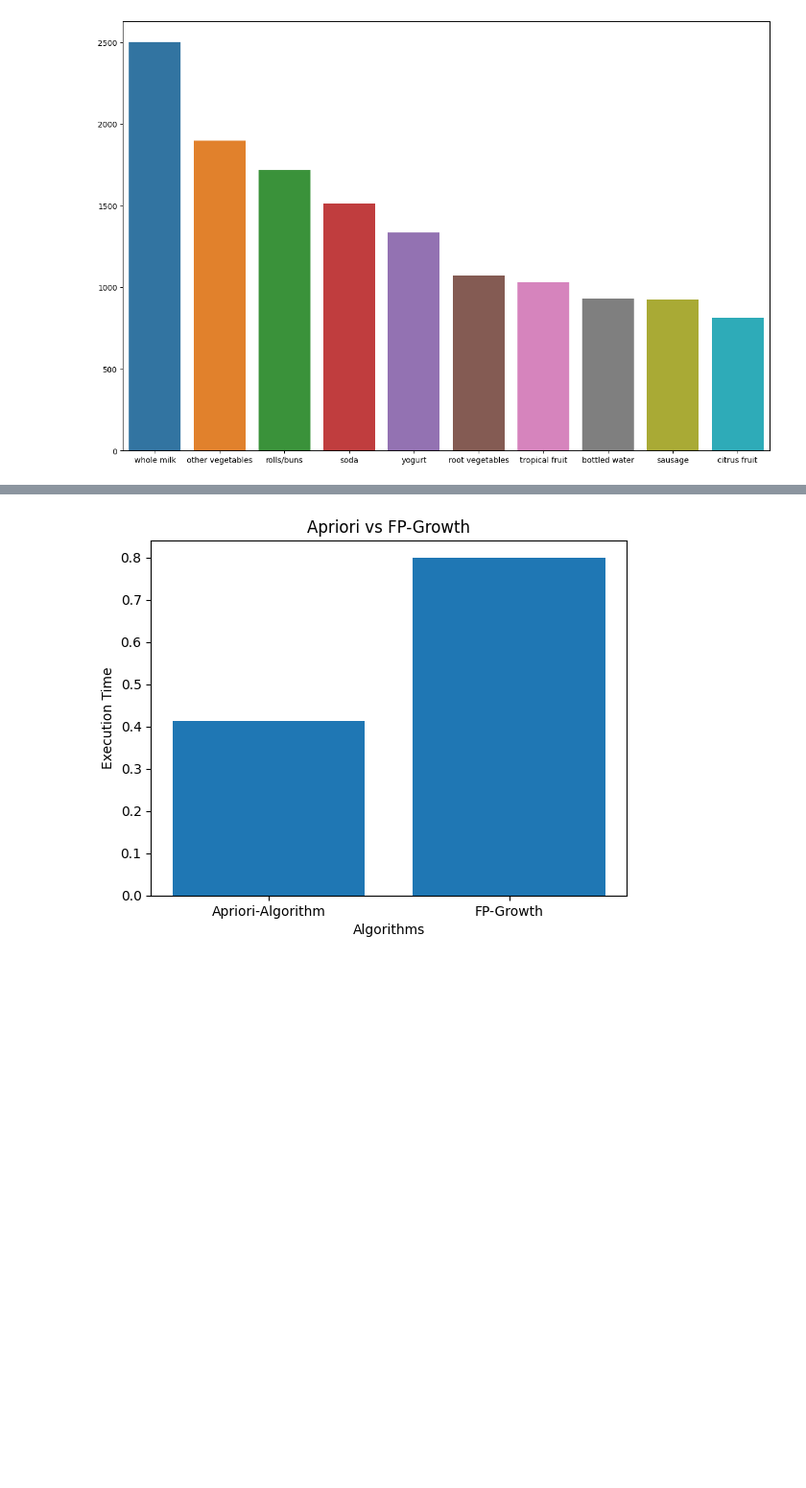
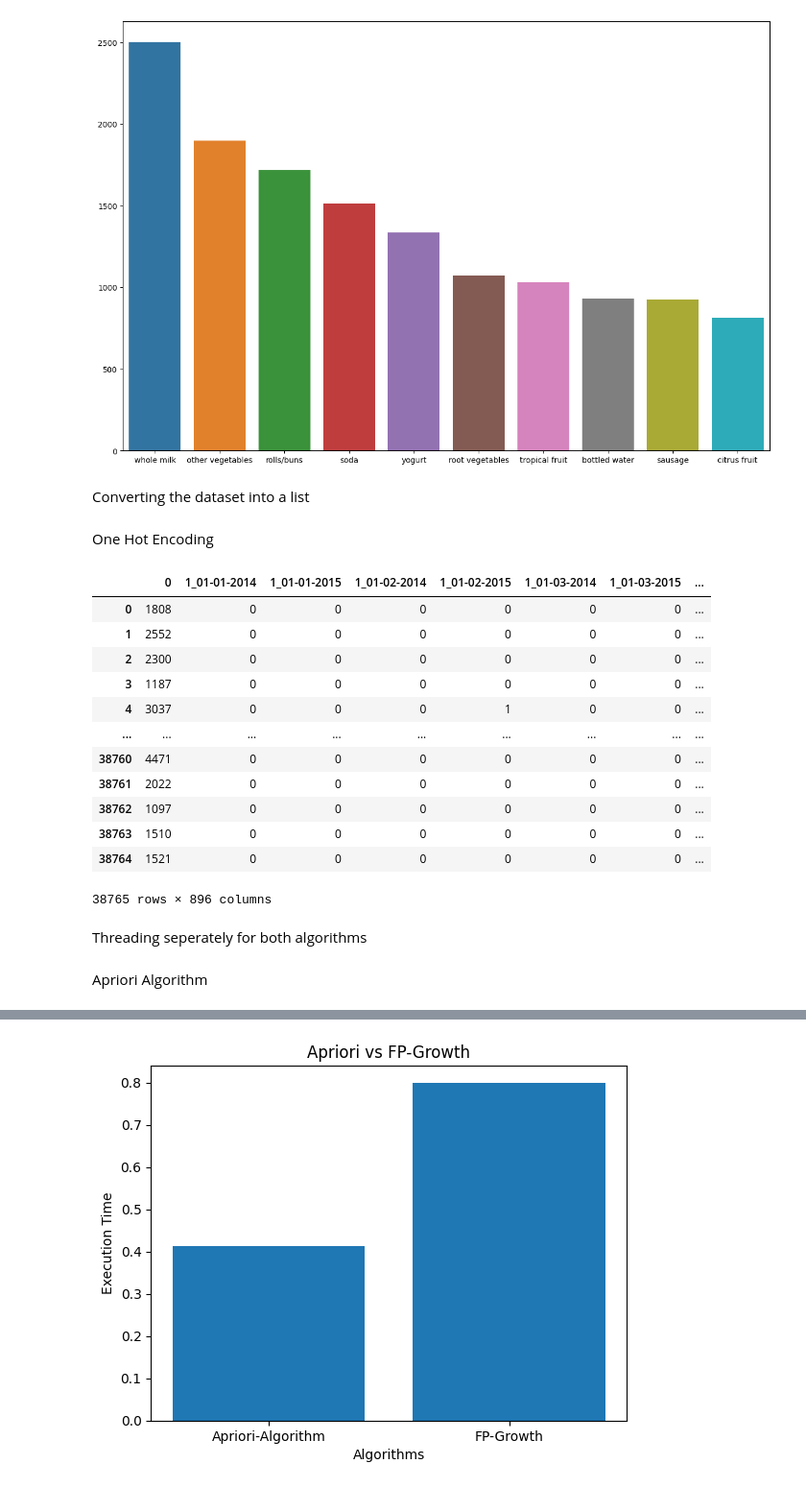
Before and after one commit to SoheliPaul/Machine-Learning, a Jupyter notebook: Lab4_2348561.ipynb, the cells around one changed output, grey strips where cells are left out. Shown at 96% size. Drawn from its saved outputs; the diff is of its cells as text; code cells hidden in the pictures; blank space fills up the shorter version.

```diff
--- a/Lab4_2348561.ipynb
+++ b/Lab4_2348561.ipynb
@@ -40,19 +42,42 @@ plt.show()
 # %%
 from mlxtend.frequent_patterns import apriori
 from mlxtend.frequent_patterns import association_rules
+# %% [markdown]
+Converting the dataset into a list
 # %%
 transactions=[]
 for index,row in data.iterrows():
   transactions.append(row.dropna().tolist())
+# %% [markdown]
+One Hot Encoding
 # %%
 encoded=pd.get_dummies(pd.DataFrame(transactions)).sum(level=0)
+encoded
+# %% [output]
+|  | 0 | 1_01-01-2014 | 1_01-01-2015 | 1_01-02-2014 | 1_01-02-2015 | 1_01-03-2014 | 1_01-03-2015 | ... |
+| 0 | 1808 | 0 | 0 | 0 | 0 | 0 | 0 | ... |
+| 1 | 2552 | 0 | 0 | 0 | 0 | 0 | 0 | ... |
+| 2 | 2300 | 0 | 0 | 0 | 0 | 0 | 0 | ... |
+| 3 | 1187 | 0 | 0 | 0 | 0 | 0 | 0 | ... |
+| 4 | 3037 | 0 | 0 | 0 | 1 | 0 | 0 | ... |
+| ... | ... | ... | ... | ... | ... | ... | ... | ... |
+| 38760 | 4471 | 0 | 0 | 0 | 0 | 0 | 0 | ... |
+| 38761 | 2022 | 0 | 0 | 0 | 0 | 0 | 0 | ... |
+| 38762 | 1097 | 0 | 0 | 0 | 0 | 0 | 0 | ... |
+| 38763 | 1510 | 0 | 0 | 0 | 0 | 0 | 0 | ... |
+| 38764 | 1521 | 0 | 0 | 0 | 0 | 0 | 0 | ... |
+38765 rows × 896 columns
 # %%
 transactiondf=(encoded>0).astype(int)
+# %% [markdown]
+Threading seperately for both algorithms
 # %%
 apicompleted=threading.Event()
 fpcompleted=threading.Event()
 # %%
 exetime=[0,0]
+# %% [markdown]
+Apriori Algorithm
 # %%
 def runapi():
   stime=time.time()
```
Also changed, not shown: parts of 5 cells of this notebook.
